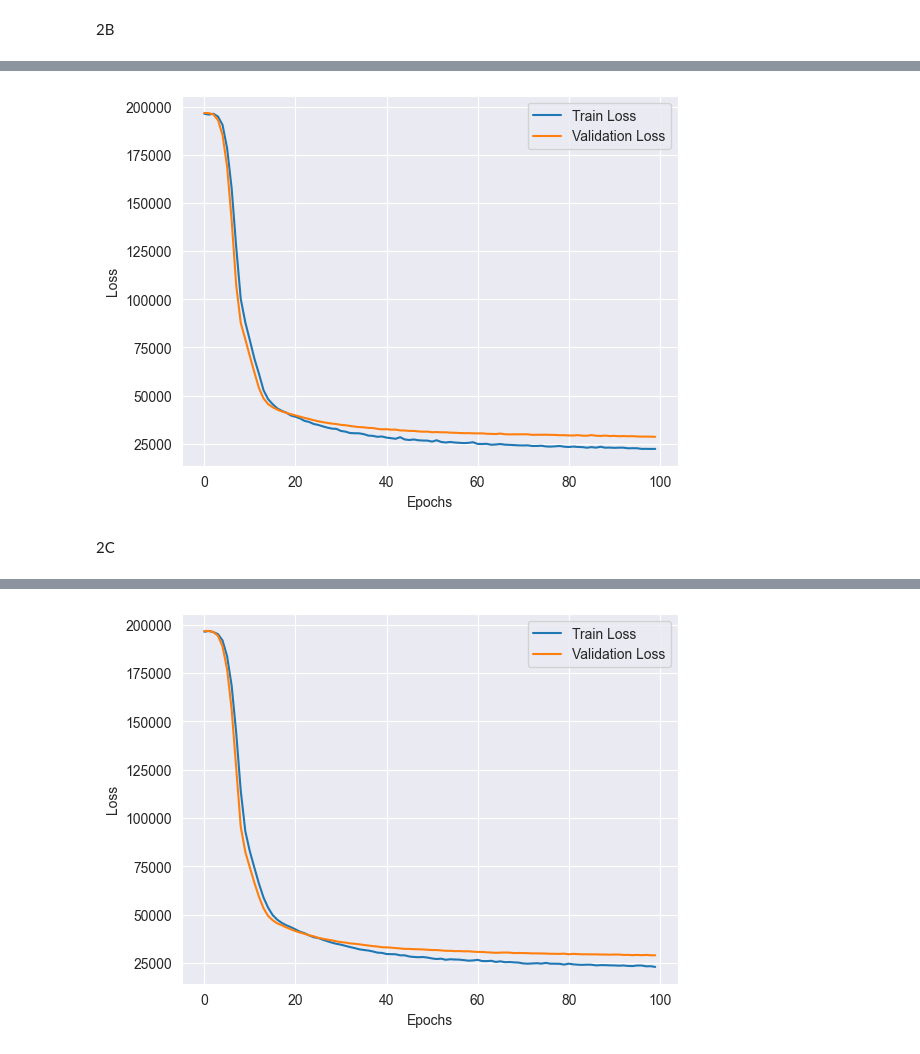
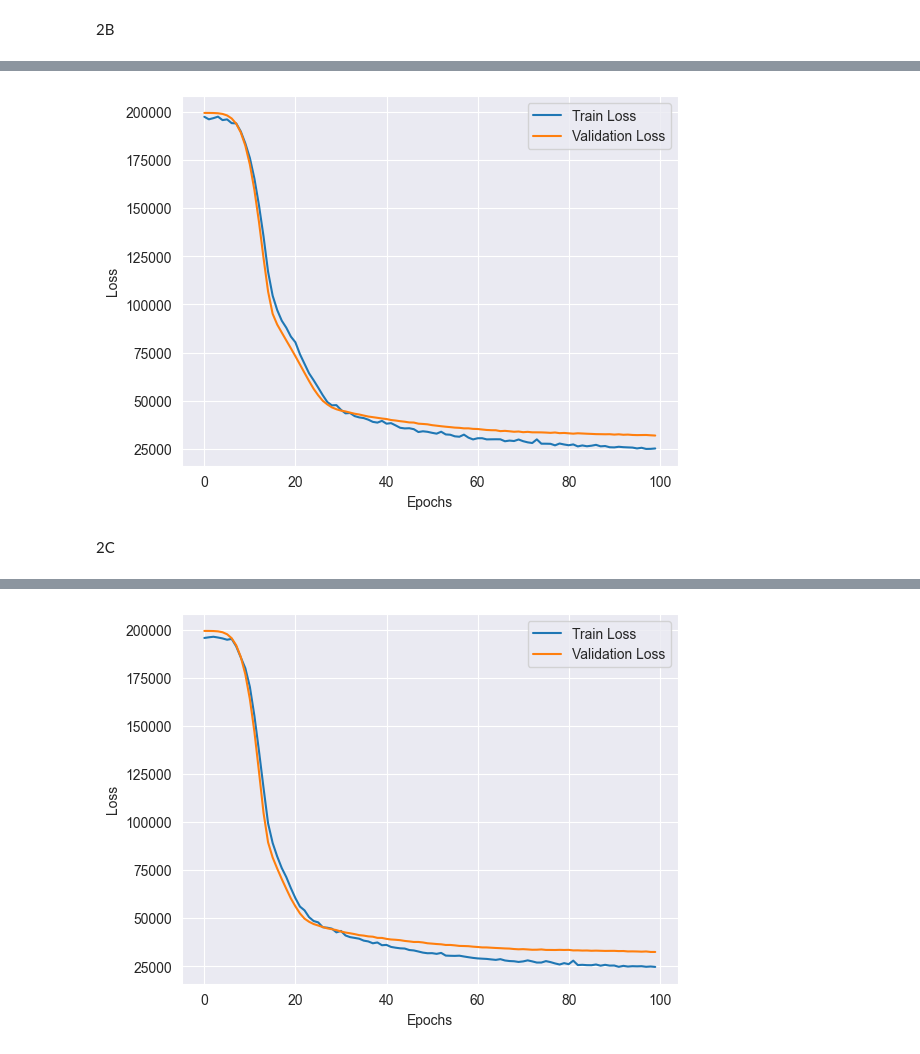
Before and after one commit to Swayyum/Intro-to-Deep-Learning, a Jupyter notebook: HW1/HW1.ipynb, the cells around one changed output, grey strips where cells are left out. Cells and saved outputs as stored; diff of their text form; code cells hidden in the pictures.

```diff
--- a/HW1/HW1.ipynb
+++ b/HW1/HW1.ipynb
@@ -532,8 +532,8 @@ y_val_tensor = torch.tensor(y_val.values, dtype=torch.float32).view(-1, 1)
 # Create data loaders
 train_dataset = TensorDataset(X_train_tensor, y_train_tensor)
 val_dataset = TensorDataset(X_val_tensor, y_val_tensor)
-train_loader = DataLoader(train_dataset, batch_size=32, shuffle=True)
-val_loader = DataLoader(val_dataset, batch_size=32, shuffle=False)
+train_loader = DataLoader(train_dataset, batch_size=64, shuffle=True)
+val_loader = DataLoader(val_dataset, batch_size=64, shuffle=False)
 
 # Define MLP Model
 class MLP(nn.Module):
@@ -634,7 +634,7 @@ plt.ylabel('Loss')
 plt.legend()
 plt.show()
 # %% [output]
-[figure, old version]
+[figure, new version]
 # %% [markdown]
 2C
 # %%
@@ -684,8 +684,8 @@ y_val_tensor = torch.tensor(y_val.values, dtype=torch.float32).view(-1, 1)
 # Create data loaders
 train_dataset = TensorDataset(X_train_tensor, y_train_tensor)
 val_dataset = TensorDataset(X_val_tensor, y_val_tensor)
-train_loader = DataLoader(train_dataset, batch_size=32, shuffle=True)
-val_loader = DataLoader(val_dataset, batch_size=32, shuffle=False)
+train_loader = DataLoader(train_dataset, batch_size=64, shuffle=True)
+val_loader = DataLoader(val_dataset, batch_size=64, shuffle=False)
 
 # Define MLP Model
 class MLP_extended(nn.Module):
@@ -789 +789 @@ R² Score: 0.8681042199139672
-[figure, old version]
+[figure, new version]
```
Also changed, not shown: parts of 2 cells of this notebook.
